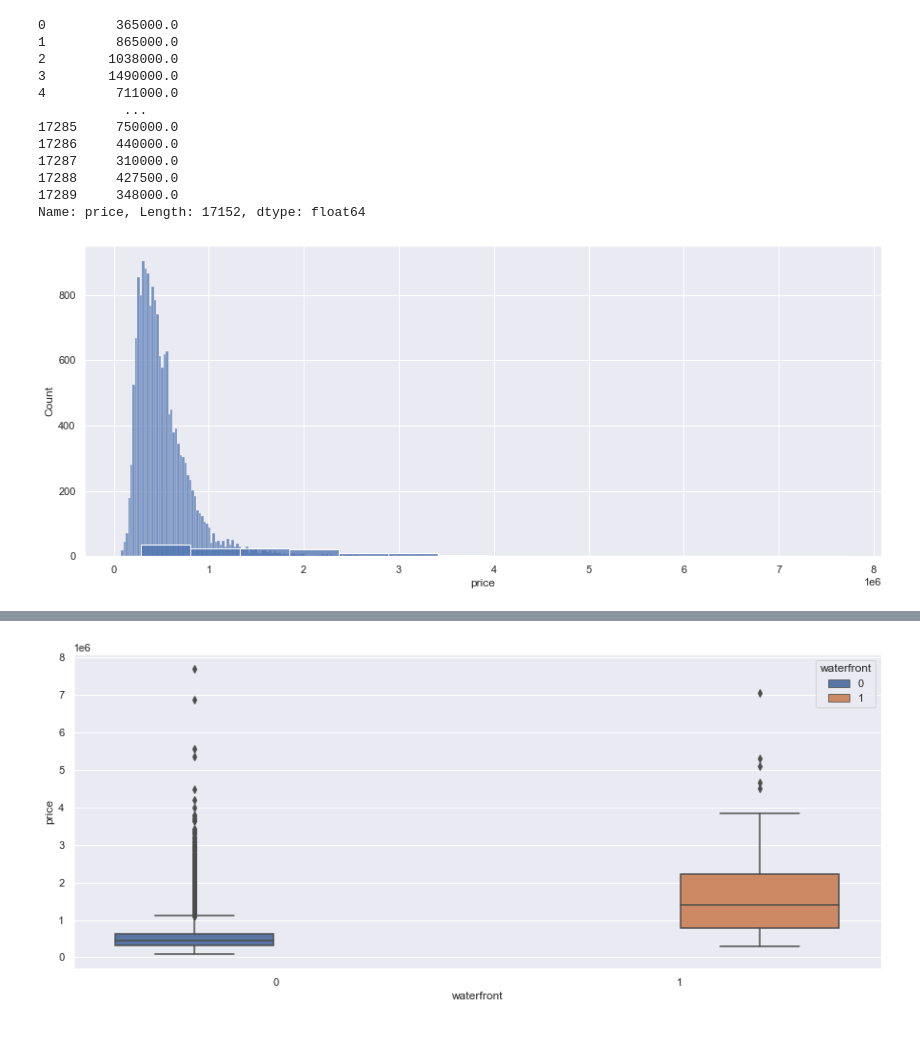
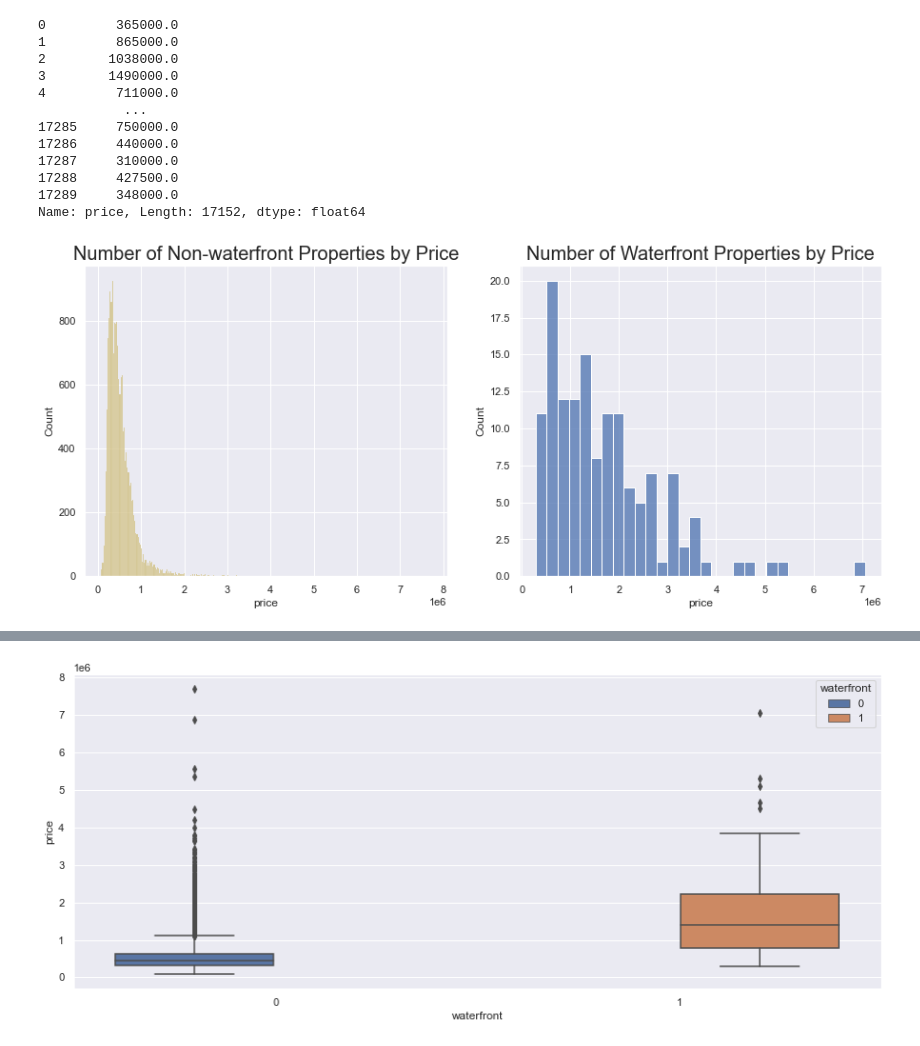
Before and after one commit to mike-flanagan/king_county_property_values_analysis_predictive_model, a Jupyter notebook: King_County_CRISP-DM-EDA.ipynb, the cells around one changed output, grey strips where cells are left out. Saved outputs shown, nothing was run; the diff lists cells and outputs as text; code cells hidden in the pictures.

```diff
--- a/King_County_CRISP-DM-EDA.ipynb
+++ b/King_County_CRISP-DM-EDA.ipynb
@@ -711,12 +918,17 @@ df[df.waterfront == 0].price
 17289     348000.0
 Name: price, Length: 17152, dtype: float64
 # %%
-fig, ax = plt.subplots(figsize=(15,6))
-
-sns.histplot(data=df, x=df[df.waterfront == 0].price, ax=ax)
-sns.histplot(data=df, x=df[df.waterfront == 1].price, ax=ax);
+fig, ax = plt.subplots(1, 2, figsize=(15,6))
+ax[0].set_title('Number of Non-waterfront Properties by Price', size=20)
+ax[1].set_title('Number of Waterfront Properties by Price', size=20)
+# ax[0].set_ylabel(label='Count', size=20)
+# ax[1].set_ylabel(label='Count',size=20)
+# ax[0].set_xlabel(label='price', size=20)
+# ax[1].set_xlabel(label='price', size=20)
+sns.histplot(data=df, x=df[df.waterfront == 0].price, color = 'y', ax = ax[0])
+sns.histplot(data=df, x=df[df.waterfront == 1].price, color = 'b', bins = 30, ax = ax[1]);
 # %% [output]
-[figure, old version]
+[figure, new version]
 # %%
 fig, ax = plt.subplots(figsize=(15,6))
 
```
Also changed, not shown: parts of 85 cells of this notebook, 16 other files.
